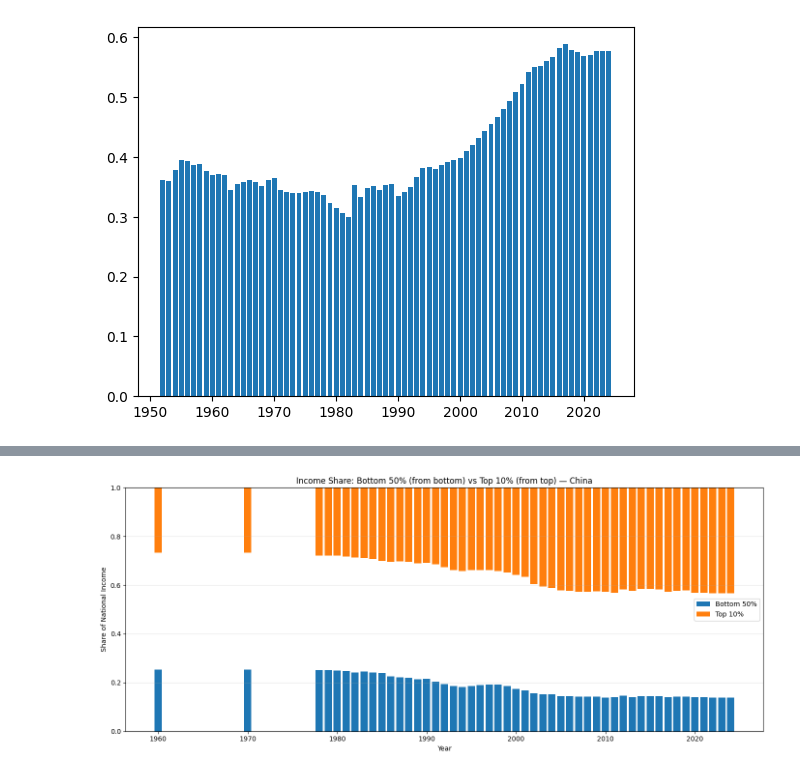
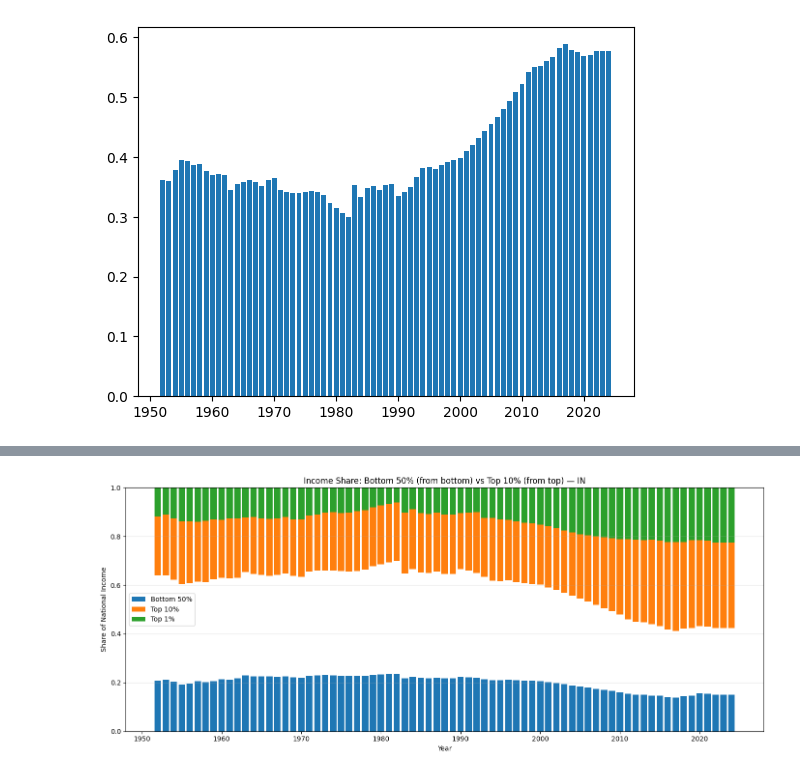
Before and after one commit to princeixr/Income_inequality, a Jupyter notebook: income.ipynb, the cells around one changed output, grey strips where cells are left out. Cells and saved outputs as stored; diff of their text form; code cells hidden in the pictures.

Commit message:
lorenz curve

```diff
--- a/income.ipynb
+++ b/income.ipynb
@@ -75,9 +40,19 @@ df_combined.head()
 # %%
+#filtering for valriable = "sptincj999" to filter out the income share stats
+income_df = df_combined[df_combined['variable'] == 'sptincj999'].copy()
+income_df.reset_index(drop=True, inplace=True)
+pattern = r'^p(\d+\.?\d*)p(\d+\.?\d*)$'
+
+income_df[['p_start', 'p_end']] = (
+    income_df['percentile']
+    .str.extract(pattern)
+    .astype(float)
+)
 # Filtering top 10%, top 1%, top 0.1%, and bottom 50%
-top_10 = df_combined[(df_combined['p_start'] == 90) & (df_combined['p_end'] == 100)].reset_index(drop=True)
-top_1 = df_combined[(df_combined['p_start'] == 99) & (df_combined['p_end'] == 100)].reset_index(drop=True)
-top_0_1 = df_combined[(df_combined['p_start'] == 99.9) & (df_combined['p_end'] == 100)].reset_index(drop=True)
-bottom_50 = df_combined[(df_combined['p_start'] == 0) & (df_combined['p_end'] == 50)].reset_index(drop=True)
+top_10 = income_df[(income_df['p_start'] == 90) & (income_df['p_end'] == 100)].reset_index(drop=True)
+top_1 = income_df[(income_df['p_start'] == 99) & (income_df['p_end'] == 100)].reset_index(drop=True)
+top_0_1 = income_df[(income_df['p_start'] == 99.9) & (income_df['p_end'] == 100)].reset_index(drop=True)
+bottom_50 = income_df[(income_df['p_start'] == 0) & (income_df['p_end'] == 50)].reset_index(drop=True)
 
 df_income_summary = pd.concat([top_10, top_1, top_0_1, bottom_50], ignore_index=True)
 df_income_summary['income_distribution'] = np.where(df_income_summary['p_start'] == 90, 'top_10%',
@@ -123,7 +98,7 @@ df_wide
 # %%
 import matplotlib.pyplot as plt
 df_income_summary = df_income_summary[df_income_summary['year']>=1952]
-df_income = df_income_summary[(df_income_summary['income_distribution']=='bottom_50%') | (df_income_summary['income_distribution']=='top_10%')]
+df_income = df_income_summary[(df_income_summary['income_distribution']=='bottom_50%') | (df_income_summary['income_distribution']=='top_10%') | (df_income_summary['income_distribution']=='top_1%')]
 
 for country in ['IN']:
     df_plot = df_income[df_income['country']== country]
@@ -134,51 +118,47 @@ for country in ['IN']:
 # %%
 import matplotlib.pyplot as plt
 
-# --- filter + pivot like you already did ---
-df_plot = df_income_summary[
-    (df_income_summary['country'] == 'CN') &
-    (df_income_summary['year'] >= 1952)
-]
+country_code = ['IN', 'CN', 'US', 'NL', 'ZA']
+for code in country_code:
+    # --- filter + pivot like you already did ---
+    # df_country = df_wide[]
+    df_plot = df_income_summary[(df_income_summary['country'] == code) &
+        (df_income_summary['year'] >= 1952)
+    ]
+    print(df_plot.head())
+    df_country = df_plot.pivot(
+            index='year',
+            columns='income_distribution',
+            values='value'
+        )
+    #[['bottom_50%', 'top_10%', 'top_1%']]   # ensure order
 
-df_wide = df_plot.pivot(
-    index='year',
-    columns='income_distribution',
-    values='value'
-)[['bottom_50%', 'top_10%']]   # ensure order
+    years    = df_country.index.values
+    bottom50 = df_country['bottom_50%'].values
+    top10    = df_country['top_10%'].values
+    top1 = df_country['top_1%'].values
 
-years    = df_wide.index.values
-bottom50 = df_wide['bottom_50%'].values
-top10    = df_wide['top_10%'].values
+    fig, ax = plt.subplots(figsize=(14, 6))
 
-fig, ax = plt.subplots(figsize=(14, 6))
+    # 1) Bottom 50%: bar from 0 up to bottom50
+    ax.bar(years, bottom50, width=0.8, color='tab:blue', label='Bottom 50%')
+    # 2) Top 10%: bar from 1 downward to (1 - top10)
+    ax.bar(years, top10, width=0.8, bottom=1 - top10, color='tab:orange', label='Top 10%')
 
-# 1) Bottom 50%: bar from 0 up to bottom50
-ax.bar(years,
-       bottom50,
-       width=0.8,
-       color='tab:blue',
-       label='Bottom 50%')
+    ax.bar(years, top1, width=0.8, bottom=1 - top1, color='tab:green', label='Top 1%')
 
-# 2) Top 10%: bar from 1 downward to (1 - top10)
-#    -> height = top10, bottom = 1 - top10
-ax.bar(years,
-       top10,
-       width=0.8,
-       bottom=1 - top10,
-       color='tab:orange',
-       label='Top 10%')
+    # axis + cosmetics
+    ax.set_ylim(0, 1)
+    ax.axhline(0, color='black', linewidth=1)
+    ax.axhline(1, color='black', linewidth=1)
 
-# axis + cosmetics
-ax.set_ylim(0, 1)
-ax.axhline(0, color='black', linewidth=1)
-ax.axhline(1, color='black', linewidth=1)
+    ax.set_title(f"Income Share: Bottom 50% (from bottom) vs Top 10% (from top) — {code}")
+    ax.set_xlabel("Year")
+    ax.set_ylabel("Share of National Income")
+    ax.legend()
+    ax.grid(axis='y', alpha=0.3)
 
-ax.set_title("Income Share: Bottom 50% (from bottom) vs Top 10% (from top) — China")
-ax.set_xlabel("Year")
-ax.set_ylabel("Share of National Income")
-ax.legend()
-ax.grid(axis='y', alpha=0.3)
-
-plt.tight_layout()
-plt.show()
+    plt.tight_layout()
+    plt.show()
+    plt.savefig(f'income_distribution_{code}.png')
 # %% [output]
@@ -185 +178 @@ plt.show()
-[figure, old version]
+[figure, new version]
```
Also changed, not shown: parts of 38 cells of this notebook, 21 other files.
